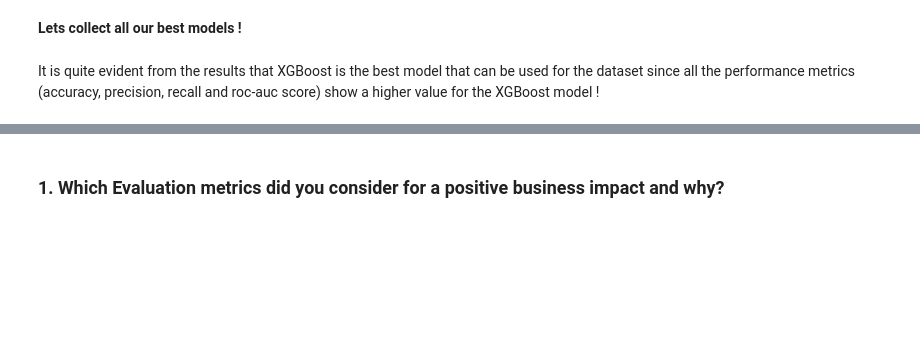
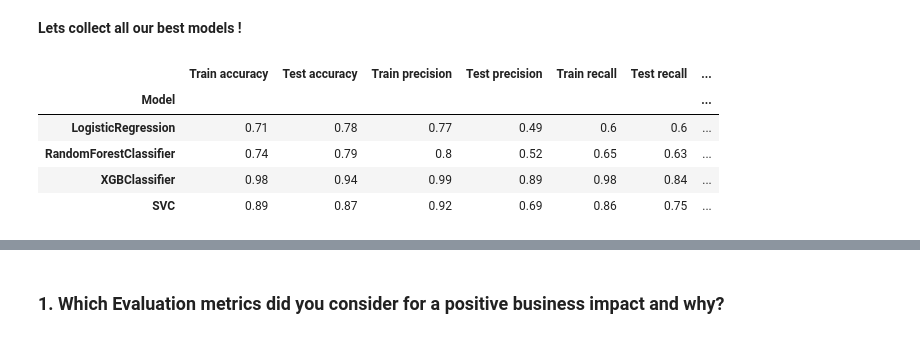
Before and after one commit to sus4157d/almabetter, a Jupyter notebook: Credit_Card_Default_Predication.ipynb, the cells around one changed output, grey strips where cells are left out. Cells and saved outputs as stored; diff of their text form; code cells hidden in the pictures; blank space fills up the shorter version.

```diff
--- a/Credit_Card_Default_Predication.ipynb
+++ b/Credit_Card_Default_Predication.ipynb
@@ -635,2 +795,11 @@ model_df
-# %% [markdown]
-It is quite evident from the results that XGBoost is the best model that can be used for the  dataset since all the performance metrics (accuracy, precision, recall and roc-auc score) show a higher value for the XGBoost model !
+# %%
+#Getting output score of all models
+pd.set_option('display.max_columns', 15)
+model_df.set_index("Model")
+# %% [output]
+|  | Train accuracy | Test accuracy | Train precision | Test precision | Train recall | Test recall | ... |
+| Model |  |  |  |  |  |  | ... |
+| LogisticRegression | 0.71 | 0.78 | 0.77 | 0.49 | 0.6 | 0.6 | ... |
+| RandomForestClassifier | 0.74 | 0.79 | 0.8 | 0.52 | 0.65 | 0.63 | ... |
+| XGBClassifier | 0.98 | 0.94 | 0.99 | 0.89 | 0.98 | 0.84 | ... |
+| SVC | 0.89 | 0.87 | 0.92 | 0.69 | 0.86 | 0.75 | ... |
```
Also changed, not shown: parts of 196 cells of this notebook.
